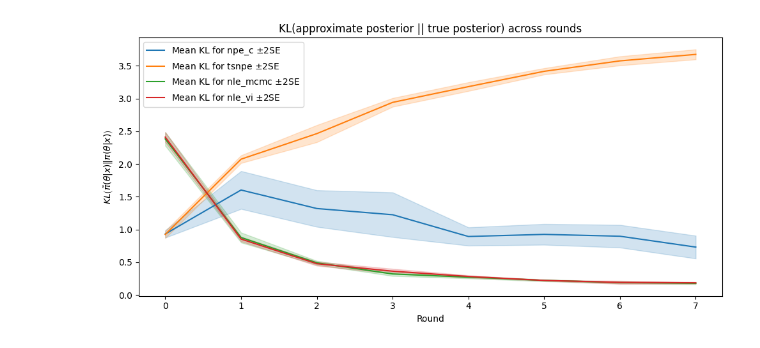
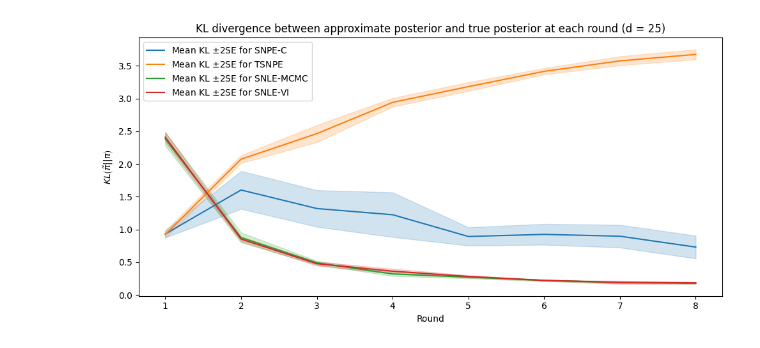
Before and after one commit to kaisamaroo/SBC-SBI, a Jupyter notebook: notebooks/toy_examples/unif_norm/KLs_across_rounds.ipynb, the cells around one changed output. Drawn from its saved outputs; the diff is of its cells as text; code cells hidden in the pictures.

```diff
--- a/notebooks/toy_examples/unif_norm/KLs_across_rounds.ipynb
+++ b/notebooks/toy_examples/unif_norm/KLs_across_rounds.ipynb
@@ -21,11 +21,16 @@ from sbc.sbc_tools import plot_sbc_all
 results_path_npe_c = "/Users/Lieve/Documents/Masters Project/SBC-SBI/results/toy_examples/unif_norm/npe_c/"
 results_path_tsnpe = "/Users/Lieve/Documents/Masters Project/SBC-SBI/results/toy_examples/unif_norm/tsnpe/"
 algorithm_names = ["npe_c", "tsnpe", "nle_mcmc", "nle_vi", "nre"]
+algorithm_names_to_nice = {"npe_c": "SNPE-C",
+                                  "tsnpe": "TSNPE",
+                                  "nle_mcmc": "SNLE-MCMC",
+                                  "nle_vi": "SNLE-VI",
+                                  "nre": "SNRE-B"}
 algorithm_KLs_squared_norms_ID = {"npe_c": 0,
                                   "tsnpe": 0,
                                   "nle_mcmc": 0,
                                   "nle_vi": 0,
-                                  "nre": 0} # The ID of the experiment in each algorithm directory
+                                  "nre": 1} # The ID of the experiment in each algorithm directory
 # %%
 KLs_dicts = {}
 KLs_squared_norms_configs = {}
@@ -46,7 +51,7 @@ for algorithm_name in algorithm_names:
     KLs_dict = dict(np.load(KLs_path))
     KLs_dicts[algorithm_name] = KLs_dict
 # %%
-def plot_KL_across_rounds(KLs_dicts, exclude_rounds=None, exclude_methods=None):
+def plot_KL_across_rounds(KLs_dicts, exclude_rounds=None, exclude_methods=None, title=None):
     if exclude_rounds is None:
         exclude_rounds = []
     if exclude_methods is None:
@@ -54,8 +59,11 @@ def plot_KL_across_rounds(KLs_dicts, exclude_rounds=None, exclude_methods=None):
 
     fig, ax = plt.subplots(figsize=(10, 5))
     ax.set_xlabel("Round")
-    ax.set_ylabel(r"$KL\left(\tilde{\pi}(\theta|x)\|\pi(\theta|x)\right)$")
-    ax.set_title("KL(approximate posterior || true posterior) across rounds")
+    ax.set_ylabel(r"$KL\left(\tilde{\pi} || \pi\right)$")
+    if title is None:
+        ax.set_title("KL divergence between approximate posterior and true posterior at each round")
+    else:
+        ax.set_title(title)
 
     global_rs = set()
 
@@ -89,12 +97,12 @@ def plot_KL_across_rounds(KLs_dicts, exclude_rounds=None, exclude_methods=None):
 
                 r += 1
 
-            rs = np.array(rs)
+            rs = np.array(rs) + 1
             mean_KLs = np.array(mean_KLs)
             SEs = np.array(SEs)
 
             # Plot mean line
-            line, = ax.plot(rs, mean_KLs, label=f"Mean KL for {method_name} " + r"$\pm 2 \text{SE}$")
+            line, = ax.plot(rs, mean_KLs, label=r"Mean KL $\pm 2 \text{SE}$ for " + f"{algorithm_names_to_nice[method_name]}")
 
             # Shaded +-1 SE band
             ax.fill_between(
@@ -105,12 +113,17 @@ def plot_KL_across_rounds(KLs_dicts, exclude_rounds=None, exclude_methods=None):
                 color=line.get_color(),
             )
 
-    ax.set_xticks(list(global_rs))
+    # For xticks
+    global_rs = list(global_rs)
+    global_rs = np.array(global_rs) + 1 # Start index from round 1 not round 0
+    ax.set_xticks(global_rs)
 
     ax.legend()
     plt.tight_layout()
     plt.show()
 # %%
-plot_KL_across_rounds(KLs_dicts, exclude_methods=["nre"])
+d = KLs_squared_norms_configs["npe_c"]["d"] # Assume d is the same for all experiments (it must be!)
+title = f"KL divergence between approximate posterior and true posterior at each round (d = {d})"
+plot_KL_across_rounds(KLs_dicts, exclude_methods=["nre"], title=title) # Exclude NRE since its poor
 # %% [output]
-[figure, old version]
+[figure, new version]
```
Also changed, not shown: parts of 1 cell of this notebook, 6 other files.
